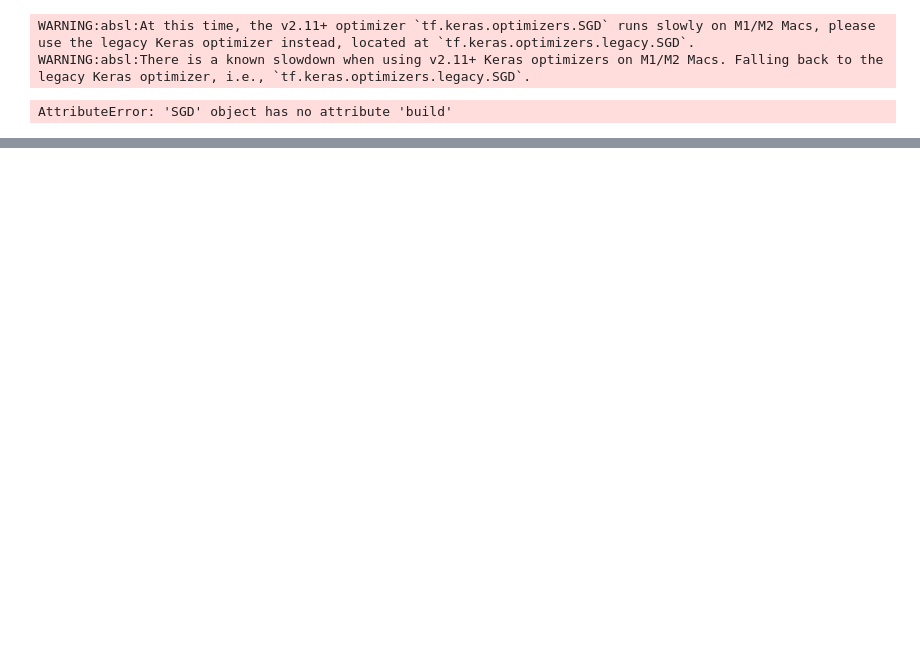
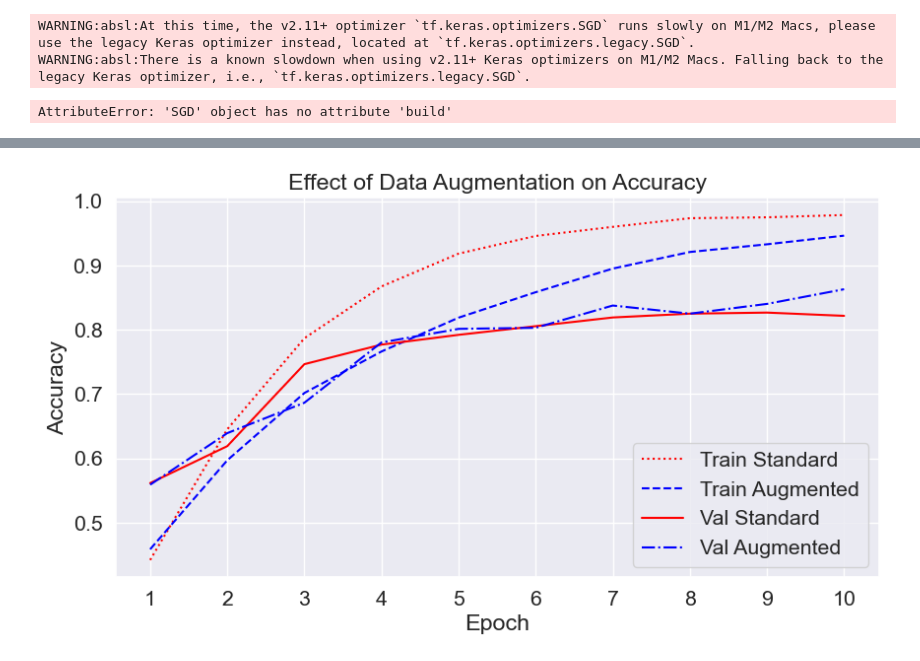
Before and after one commit to kdevoe/MobileNetV3_Breast_Cancer_Detection, a Jupyter notebook: Model_Draft_1.ipynb, the cells around one changed output, grey strips where cells are left out. Saved outputs shown, nothing was run; the diff lists cells and outputs as text; code cells hidden in the pictures; blank space fills up the shorter version.

```diff
--- a/Model_Draft_1.ipynb
+++ b/Model_Draft_1.ipynb
@@ -588,0 +585,36 @@ plt.show()
+# %%
+# Generate data augmentation results
+
+run_results = pd.read_csv('Run_Set.csv')
+
+train_standard = []
+train_augmented = []
+val_standard = []
+val_augmented = []
+
+for i in range(10):
+    train_label = 'T' + str(i+1)
+    val_label = 'V' + str(i+1)
+    train_standard.append(run_results.iloc[28][train_label])
+    train_augmented.append(run_results.iloc[29][train_label])
+    val_standard.append(run_results.iloc[28][val_label])
+    val_augmented.append(run_results.iloc[29][val_label])
+
+# Plot the results
+plt.figure(figsize=(10, 5))
+x = np.arange(1, 11)
+plt.plot(x, train_standard, label='Train Standard', color='red', linestyle=':')
+plt.plot(x, train_augmented, label='Train Augmented', color='blue', linestyle='--')
+plt.plot(x, val_standard, label='Val Standard', color='red', linestyle='-')
+plt.plot(x, val_augmented, label='Val Augmented', color='blue', linestyle='-.')
+
+# Set x-axis
+plt.xticks(x)
+
+plt.title('Effect of Data Augmentation on Accuracy')
+plt.xlabel('Epoch')
+plt.ylabel('Accuracy')
+plt.legend()
+plt.show()
+# %% [output]
+[figure, added]
```
Also changed, not shown: parts of 6 cells of this notebook, 1 other file.
